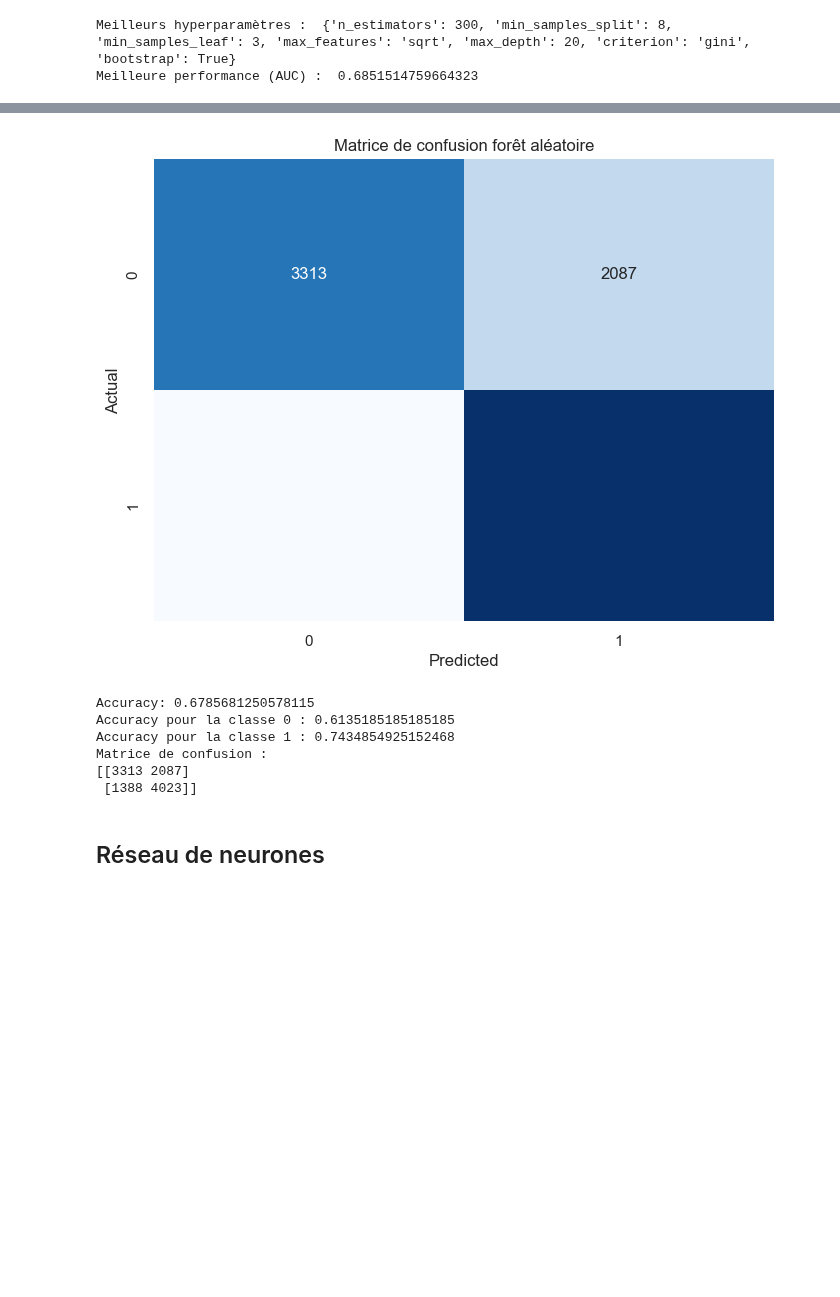
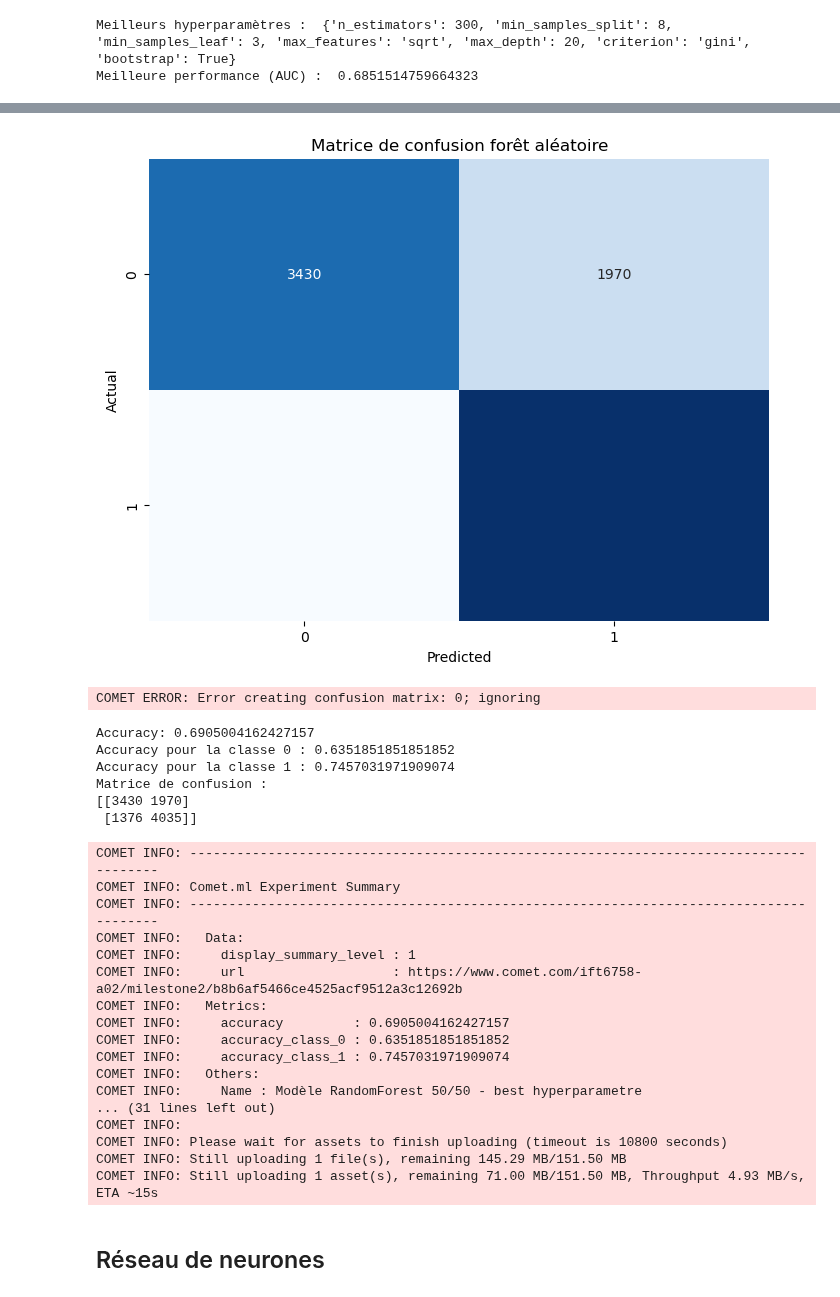
Before and after one commit to Alexia57/A02-projet, a Jupyter notebook: notebooks/Milestone2_faites_de_votre_mieux.ipynb, the cells around one changed output, grey strips where cells are left out. Drawn from its saved outputs; the diff is of its cells as text; code cells hidden in the pictures; blank space fills up the shorter version.

```diff
--- a/notebooks/Milestone2_faites_de_votre_mieux.ipynb
+++ b/notebooks/Milestone2_faites_de_votre_mieux.ipynb
@@ -451,19 +451,7 @@ print("Meilleure performance (AUC) : ", random_search.best_score_)
 Meilleurs hyperparamètres :  {'n_estimators': 300, 'min_samples_split': 8, 'min_samples_leaf': 3, 'max_features': 'sqrt', 'max_depth': 20, 'criterion': 'gini', 'bootstrap': True}
 Meilleure performance (AUC) :  0.6851514759664323
 # %%
-"""rf = RandomForestClassifier(
-    bootstrap= True,
-    criterion= 'gini',
-    max_depth= 20,
-    max_features= 'sqrt',
-    min_samples_leaf= 3,
-    min_samples_split= 8,
-    n_estimators=300,
-    random_state=42,
-    n_jobs=-1
-)"""
-
-experience_comet = False
+experience_comet = True
 
 if experience_comet:
     exp_rf = Experiment(
@@ -474,8 +462,8 @@ if experience_comet:
     exp_rf.set_name("Modèle RandomForest 50/50 - best hyperparametre")
 
 # Création du modèle avec les meilleurs hyperparamètres
-#best_params = random_search.best_params_
-best_params = {'n_estimators': 300, 'min_samples_split': 8, 'min_samples_leaf': 3, 'max_features': 'sqrt', 'max_depth': 20, 'criterion': 'gini', 'bootstrap': True}
+best_params = random_search.best_params_
+#best_params = {'n_estimators': 300, 'min_samples_split': 8, 'min_samples_leaf': 3, 'max_features': 'sqrt', 'max_depth': 20, 'criterion': 'gini', 'bootstrap': True}
 rf_50 = RandomForestClassifier(**best_params)
 
 # Entraîenement
@@ -521,12 +509,12 @@ if experience_comet:
 
     pickle.dump(rf_50, open("models/random_forest_50-50_best_param.pkl", "wb"))
 
-    exp_rf.log_model("Modèle RandomForest après ACP", "models/random_forest_50-50_best_hyp-param.pkl")
+    exp_rf.log_model("Modèle RandomForest après ACP", "models/random_forest_50-50_best_param.pkl")
     exp_rf.log_metric("accuracy", accuracy_rf_try)
     exp_rf.log_metric("accuracy_class_0", accuracy_class_0_rf_try)
     exp_rf.log_metric("accuracy_class_1", accuracy_class_1_rf_try)
     exp_rf.log_confusion_matrix(y_true=y_valid_try, y_predicted=y_pred_rf_try, title="Matrice de confusion : RandomForest 50-50 - best hyperparametre")
     exp_rf.log_parameters(hyperparams_rf_try)
-    exp_rf.add_tag("random_forest_50-50_best_hyp-param")
+    exp_rf.add_tag("random_forest")
     exp_rf.end()
 # %% [output]
@@ -533,10 +523,28 @@ if experience_comet:
-[figure, old version]
+[figure, new version]
-Accuracy: 0.6785681250578115
-Accuracy pour la classe 0 : 0.6135185185185185
-Accuracy pour la classe 1 : 0.7434854925152468
-Matrice de confusion :
-[[3313 2087]
- [1388 4023]]
+COMET ERROR: Error creating confusion matrix: 0; ignoring
+Accuracy: 0.6905004162427157
+Accuracy pour la classe 0 : 0.6351851851851852
+Accuracy pour la classe 1 : 0.7457031971909074
+Matrice de confusion :
+[[3430 1970]
+ [1376 4035]]
+COMET INFO: ---------------------------------------------------------------------------------------
+COMET INFO: Comet.ml Experiment Summary
+COMET INFO: ---------------------------------------------------------------------------------------
+COMET INFO:   Data:
+COMET INFO:     display_summary_level : 1
+COMET INFO:     url                   : https://www.comet.com/ift6758-a02/milestone2/b8b6af5466ce4525acf9512a3c12692b
+COMET INFO:   Metrics:
+COMET INFO:     accuracy         : 0.6905004162427157
+COMET INFO:     accuracy_class_0 : 0.6351851851851852
+COMET INFO:     accuracy_class_1 : 0.7457031971909074
+COMET INFO:   Others:
+COMET INFO:     Name : Modèle RandomForest 50/50 - best hyperparametre
+... (31 lines left out)
+COMET INFO:
+COMET INFO: Please wait for assets to finish uploading (timeout is 10800 seconds)
+COMET INFO: Still uploading 1 file(s), remaining 145.29 MB/151.50 MB
+COMET INFO: Still uploading 1 asset(s), remaining 71.00 MB/151.50 MB, Throughput 4.93 MB/s, ETA ~15s
 # %% [markdown]
 ## Réseau de neurones
 # %%
```
Also changed, not shown: parts of 3 cells of this notebook.
